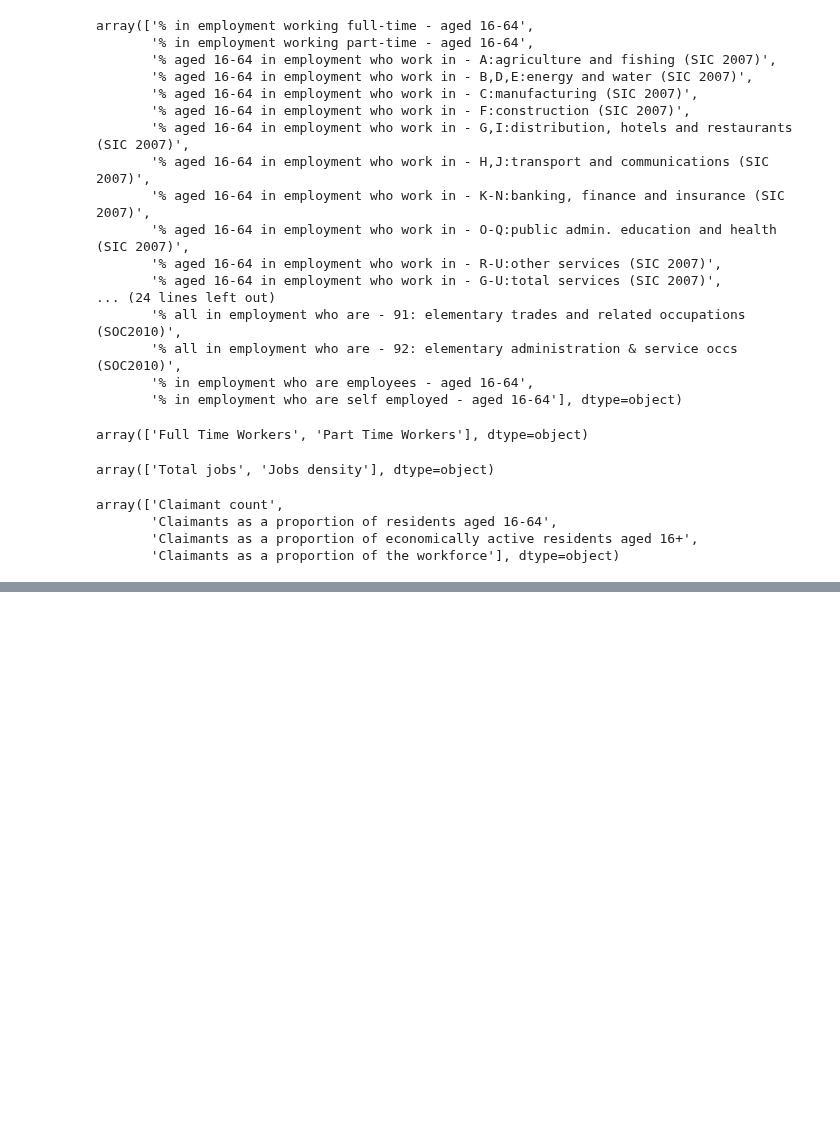
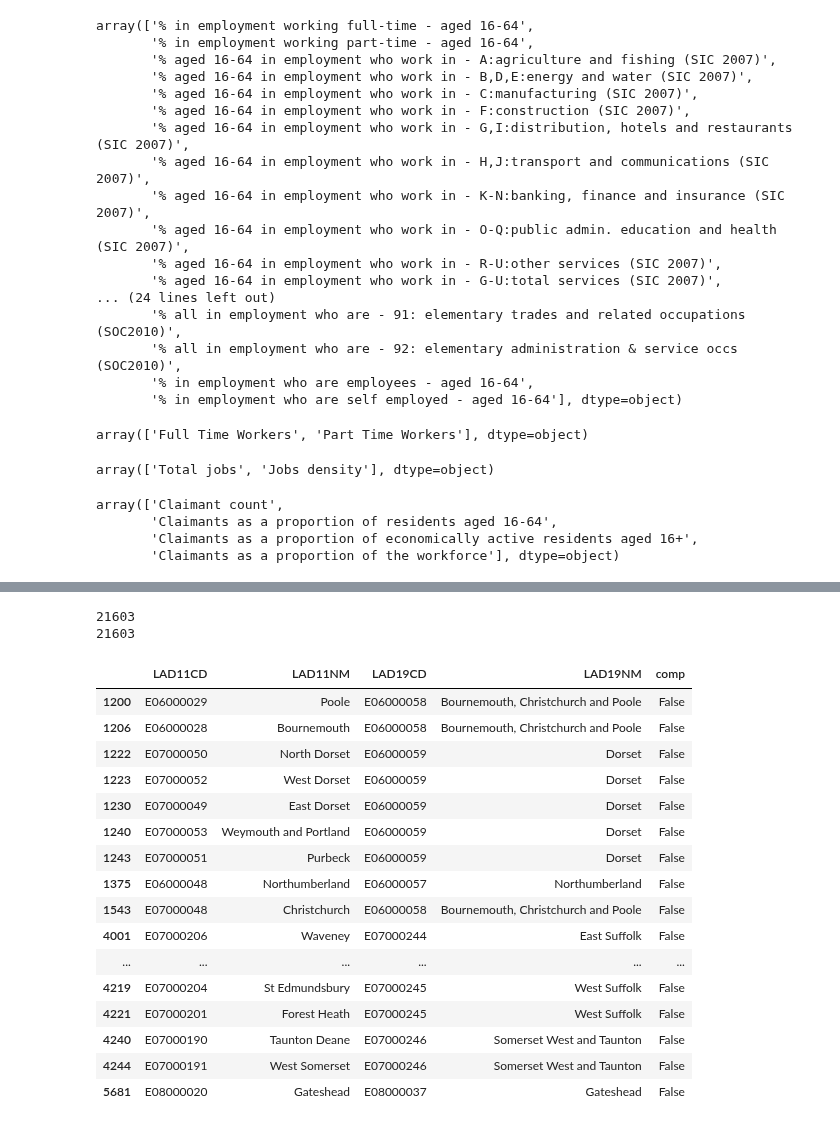
Before and after one commit to craig-shenton/nomis-workforce-clustering, a Jupyter notebook: nomis_data.ipynb, the cells around one changed output, grey strips where cells are left out. Drawn from its saved outputs; the diff is of its cells as text; code cells hidden in the pictures; blank space fills up the shorter version.

```diff
--- a/nomis_data.ipynb
+++ b/nomis_data.ipynb
@@ -100,0 +125,43 @@ array(['Claimant count',
+# %%
+# 2011 to 2019 LAD Map
+url = 'https://opendata.arcgis.com/datasets/0b3c76d1eb5e4ffd98a3679ab8dea605_0.csv'
+
+df = pd.read_csv(url)
+
+url = 'https://opendata.arcgis.com/datasets/6ecda95a83304543bc8feedbd1a58303_0.csv'
+
+df1 = pd.read_csv(url)
+# %%
+df = df[['MSOA11CD','LAD19CD', 'LAD19NM']]
+df = df.drop_duplicates(subset=['MSOA11CD'])
+print(df.size)
+
+df1 = df1[['MSOA11CD','LAD11CD','LAD11NM']]
+df1 = df1.drop_duplicates(subset=['MSOA11CD'])
+print(df1.size)
+
+LAD2011_LAD2019 = pd.merge(df, df1, on=['MSOA11CD'])
+LAD2011_LAD2019 = LAD2011_LAD2019[['LAD11CD','LAD11NM','LAD19CD','LAD19NM']]
+LAD2011_LAD2019 = LAD2011_LAD2019.drop_duplicates(subset=['LAD11CD','LAD19CD'])
+LAD2011_LAD2019['comp'] = np.where(LAD2011_LAD2019['LAD11CD'] == LAD2011_LAD2019['LAD19CD'], True, False)
+LAD2011_LAD2019[LAD2011_LAD2019['comp'] == False]
+# %% [output]
+21603
+21603
+|  | LAD11CD | LAD11NM | LAD19CD | LAD19NM | comp |
+| 1200 | E06000029 | Poole | E06000058 | Bournemouth, Christchurch and Poole | False |
+| 1206 | E06000028 | Bournemouth | E06000058 | Bournemouth, Christchurch and Poole | False |
+| 1222 | E07000050 | North Dorset | E06000059 | Dorset | False |
+| 1223 | E07000052 | West Dorset | E06000059 | Dorset | False |
+| 1230 | E07000049 | East Dorset | E06000059 | Dorset | False |
+| 1240 | E07000053 | Weymouth and Portland | E06000059 | Dorset | False |
+| 1243 | E07000051 | Purbeck | E06000059 | Dorset | False |
+| 1375 | E06000048 | Northumberland | E06000057 | Northumberland | False |
+| 1543 | E07000048 | Christchurch | E06000058 | Bournemouth, Christchurch and Poole | False |
+| 4001 | E07000206 | Waveney | E07000244 | East Suffolk | False |
+| ... | ... | ... | ... | ... | ... |
+| 4219 | E07000204 | St Edmundsbury | E07000245 | West Suffolk | False |
+| 4221 | E07000201 | Forest Heath | E07000245 | West Suffolk | False |
+| 4240 | E07000190 | Taunton Deane | E07000246 | Somerset West and Taunton | False |
+| 4244 | E07000191 | West Somerset | E07000246 | Somerset West and Taunton | False |
+| 5681 | E08000020 | Gateshead | E08000037 | Gateshead | False |
```
Also changed, not shown: parts of 4 cells of this notebook.
